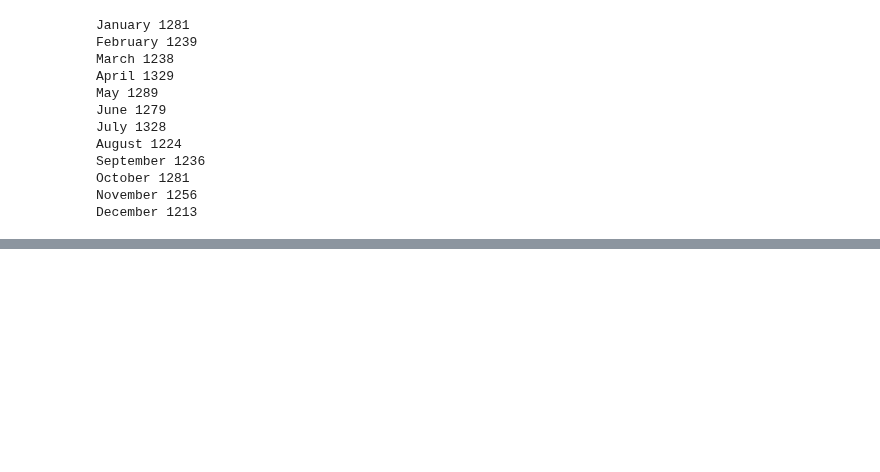
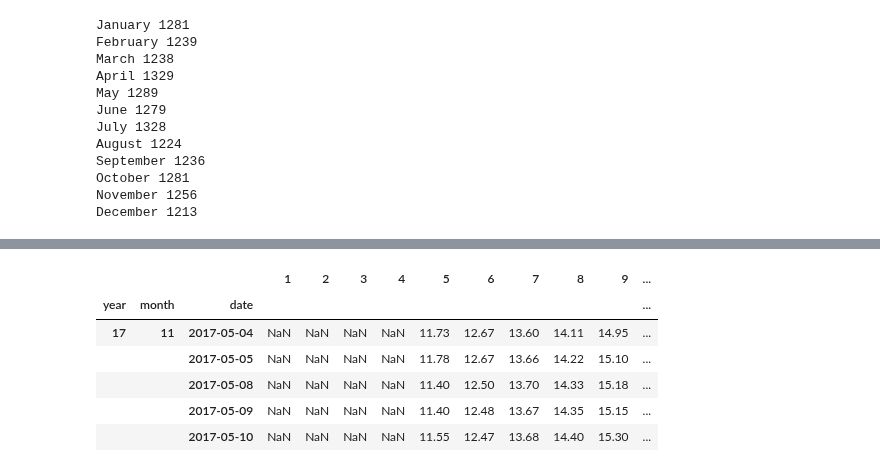
Before and after one commit to leyhline/vix-term-structure, a Jupyter notebook: futureswise.ipynb, the cells around one changed output, grey strips where cells are left out. Drawn from its saved outputs; the diff is of its cells as text; code cells hidden in the pictures; blank space fills up the shorter version.

```diff
--- a/futureswise.ipynb
+++ b/futureswise.ipynb
@@ -329,0 +423,10 @@ December 1213
+# %%
+x_yearly.tail()
+# %% [output]
+|  |  |  | 1 | 2 | 3 | 4 | 5 | 6 | 7 | 8 | 9 | ... |
+| year | month | date |  |  |  |  |  |  |  |  |  | ... |
+| 17 | 11 | 2017-05-04 | NaN | NaN | NaN | NaN | 11.73 | 12.67 | 13.60 | 14.11 | 14.95 | ... |
+|  |  | 2017-05-05 | NaN | NaN | NaN | NaN | 11.78 | 12.67 | 13.66 | 14.22 | 15.10 | ... |
+|  |  | 2017-05-08 | NaN | NaN | NaN | NaN | 11.40 | 12.50 | 13.70 | 14.33 | 15.18 | ... |
+|  |  | 2017-05-09 | NaN | NaN | NaN | NaN | 11.40 | 12.48 | 13.67 | 14.35 | 15.15 | ... |
+|  |  | 2017-05-10 | NaN | NaN | NaN | NaN | 11.55 | 12.47 | 13.68 | 14.40 | 15.30 | ... |
```
Also changed, not shown: parts of 11 cells of this notebook, 1 other file.
